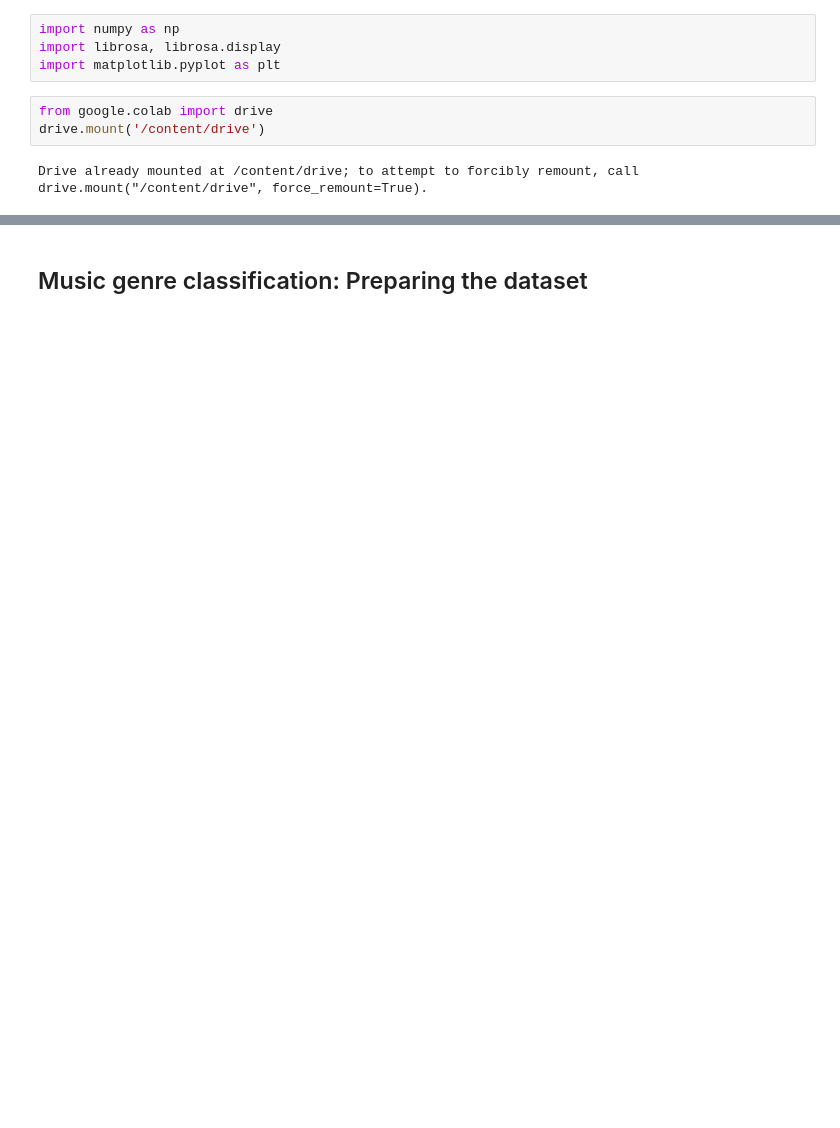
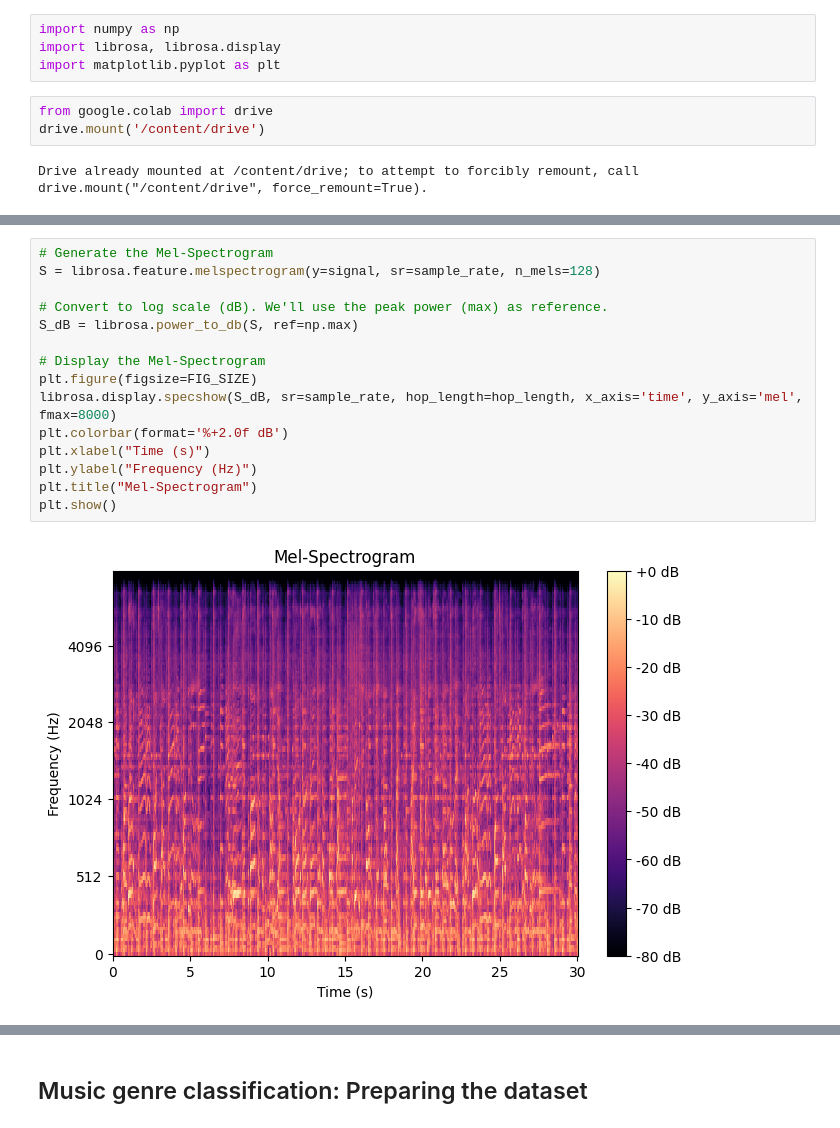
Before and after one commit to AyaSafan/Music-Genre-Classification, a Jupyter notebook: Music-Genre-Classification.ipynb, the cells around one changed output, grey strips where cells are left out. Drawn from its saved outputs; the diff is of its cells as text; blank space fills up the shorter version.

```diff
--- a/Music-Genre-Classification.ipynb
+++ b/Music-Genre-Classification.ipynb
@@ -93,0 +96,17 @@ Text(0.5, 1.0, 'MFCCs')
+# %%
+# Generate the Mel-Spectrogram
+S = librosa.feature.melspectrogram(y=signal, sr=sample_rate, n_mels=128)
+
+# Convert to log scale (dB). We'll use the peak power (max) as reference.
+S_dB = librosa.power_to_db(S, ref=np.max)
+
+# Display the Mel-Spectrogram
+plt.figure(figsize=FIG_SIZE)
+librosa.display.specshow(S_dB, sr=sample_rate, hop_length=hop_length, x_axis='time', y_axis='mel', fmax=8000)
+plt.colorbar(format='%+2.0f dB')
+plt.xlabel("Time (s)")
+plt.ylabel("Frequency (Hz)")
+plt.title("Mel-Spectrogram")
+plt.show()
+# %% [output]
+[figure, added]
```
Also changed, not shown: parts of 49 cells of this notebook, 5 other files.
